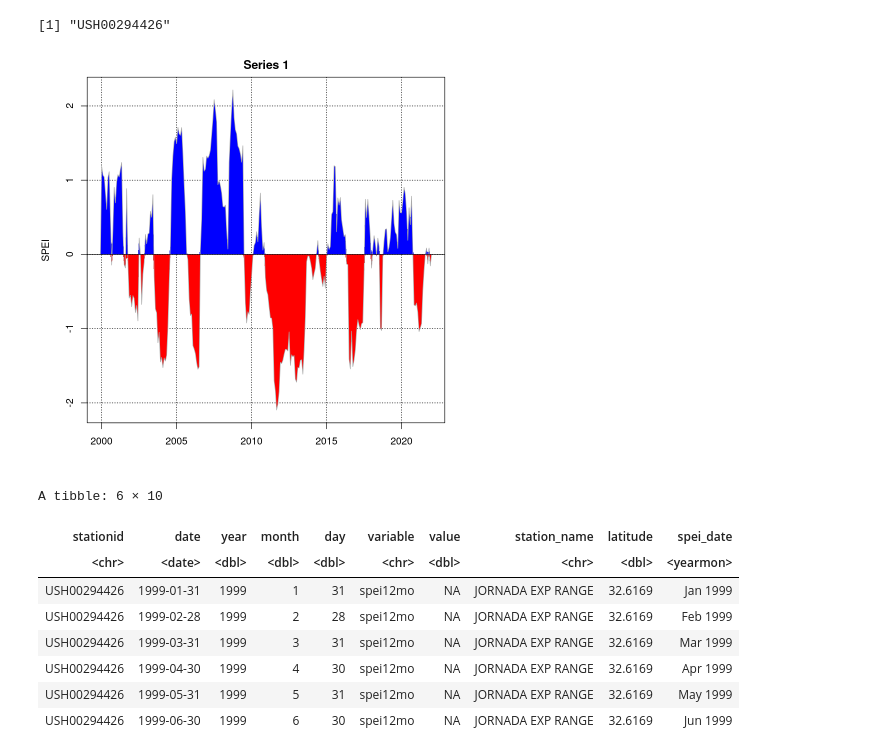
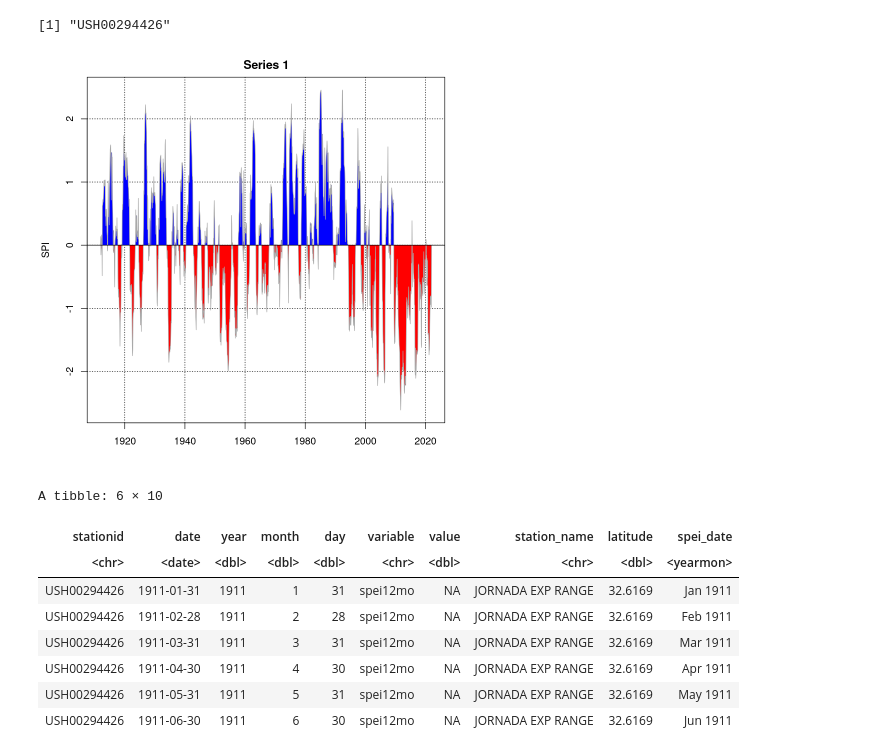
Before and after one commit to jornada-im/climate-metrics, a Jupyter notebook: notebooks/LT_SPEI_calcs.ipynb, the cells around one changed output. Saved outputs shown, nothing was run; the diff lists cells and outputs as text; code cells hidden in the pictures.

```diff
--- a/notebooks/LT_SPEI_calcs.ipynb
+++ b/notebooks/LT_SPEI_calcs.ipynb
@@ -36,47 +50,47 @@ stn
 # %%
 for (i in 1:length(stn)) {
     # Subset the main dataset and calculate PET
-    stndf <- subset(raw, stationid==stn[i] & date > '1998-12-31') # For cross-site, limit to 1999 forward
+    stndf <- subset(raw, stationid==stn[i] & date > '1910-12-31') # For cross-site, limit to 1999 forward
     tavg <- subset(stndf, variable=='tavg')
     prcp <- subset(stndf, variable=='prcp')
-    pet <- thornthwaite(tavg$value, unique(tavg$latitude))
+    pet <- SPEI::thornthwaite(tavg$value, unique(tavg$latitude))
     # Prepare datetime index
     tavg$month <- lubridate::month(tavg$date)
-    dateidx <- as.yearmon(paste(tavg$month, '/', tavg$year, sep=''), "%m/%Y")
+    dateidx <- zoo::as.yearmon(paste(tavg$month, '/', tavg$year, sep=''), "%m/%Y")
     # Precip and PET timeseries
-    prcp_xts <- xts(prcp$value, order.by=dateidx)
-    pet_xts <- xts(as.numeric(pet), order.by=dateidx)
+    prcp_xts <- xts::xts(prcp$value, order.by=dateidx)
+    pet_xts <- xts::xts(as.numeric(pet), order.by=dateidx)
     # Climatic water differential
     cwdiff <- get_cwdiff(prcp_xts, pet_xts)
 
     # Now get 1year SPEI and extract values
     spei_12mo <- get_spei(cwdiff, int_per=12)
-    spei_xts <- xts(as.vector(spei_12mo$fitted),  order.by=index(cwdiff))
+    spei_xts <- xts::xts(as.vector(spei_12mo$fitted),  order.by=zoo::index(cwdiff))
     colnames(spei_xts) <- c('spei12mo')
     # Create a new dataframe (from tavg) and add SPEI values
     spei_site <- tavg
     spei_site$variable <- 'spei12mo'
     spei_site$value <- as.vector(spei_xts$spei12mo)
-    spei_site['spei_date'] <- index(spei_xts)
+    spei_site['spei_date'] <- zoo::index(spei_xts)
     # Concatenate spei_site dataframes into 1
     if (i==1) {
         spei_out <- spei_site
     } else {
         spei_out <- rbind(spei_out, spei_site)
     }
 }
 # %% [output]
-[figure, old version]
+[figure, new version]
 # %%
-write_csv(spei_out, '../data/Jornada_USHCN_12moSPEI_1999-present.csv')
+write_csv(spei_out, '../data/Jornada_USHCN_12moSPEI_1911-present.csv')
 head(spei_out)
 # %% [output]
 A tibble: 6 × 10
 | stationid | date | year | month | day | variable | value | station_name | latitude | spei_date |
 | <chr> | <date> | <dbl> | <dbl> | <dbl> | <chr> | <dbl> | <chr> | <dbl> | <yearmon> |
-| USH00294426 | 1999-01-31 | 1999 | 1 | 31 | spei12mo | NA | JORNADA EXP RANGE | 32.6169 | Jan 1999 |
-| USH00294426 | 1999-02-28 | 1999 | 2 | 28 | spei12mo | NA | JORNADA EXP RANGE | 32.6169 | Feb 1999 |
-| USH00294426 | 1999-03-31 | 1999 | 3 | 31 | spei12mo | NA | JORNADA EXP RANGE | 32.6169 | Mar 1999 |
-| USH00294426 | 1999-04-30 | 1999 | 4 | 30 | spei12mo | NA | JORNADA EXP RANGE | 32.6169 | Apr 1999 |
-| USH00294426 | 1999-05-31 | 1999 | 5 | 31 | spei12mo | NA | JORNADA EXP RANGE | 32.6169 | May 1999 |
-| USH00294426 | 1999-06-30 | 1999 | 6 | 30 | spei12mo | NA | JORNADA EXP RANGE | 32.6169 | Jun 1999 |
+| USH00294426 | 1911-01-31 | 1911 | 1 | 31 | spei12mo | NA | JORNADA EXP RANGE | 32.6169 | Jan 1911 |
+| USH00294426 | 1911-02-28 | 1911 | 2 | 28 | spei12mo | NA | JORNADA EXP RANGE | 32.6169 | Feb 1911 |
+| USH00294426 | 1911-03-31 | 1911 | 3 | 31 | spei12mo | NA | JORNADA EXP RANGE | 32.6169 | Mar 1911 |
+| USH00294426 | 1911-04-30 | 1911 | 4 | 30 | spei12mo | NA | JORNADA EXP RANGE | 32.6169 | Apr 1911 |
+| USH00294426 | 1911-05-31 | 1911 | 5 | 31 | spei12mo | NA | JORNADA EXP RANGE | 32.6169 | May 1911 |
+| USH00294426 | 1911-06-30 | 1911 | 6 | 30 | spei12mo | NA | JORNADA EXP RANGE | 32.6169 | Jun 1911 |
```
Also changed, not shown: parts of 1 cell of this notebook, 10 other files.
